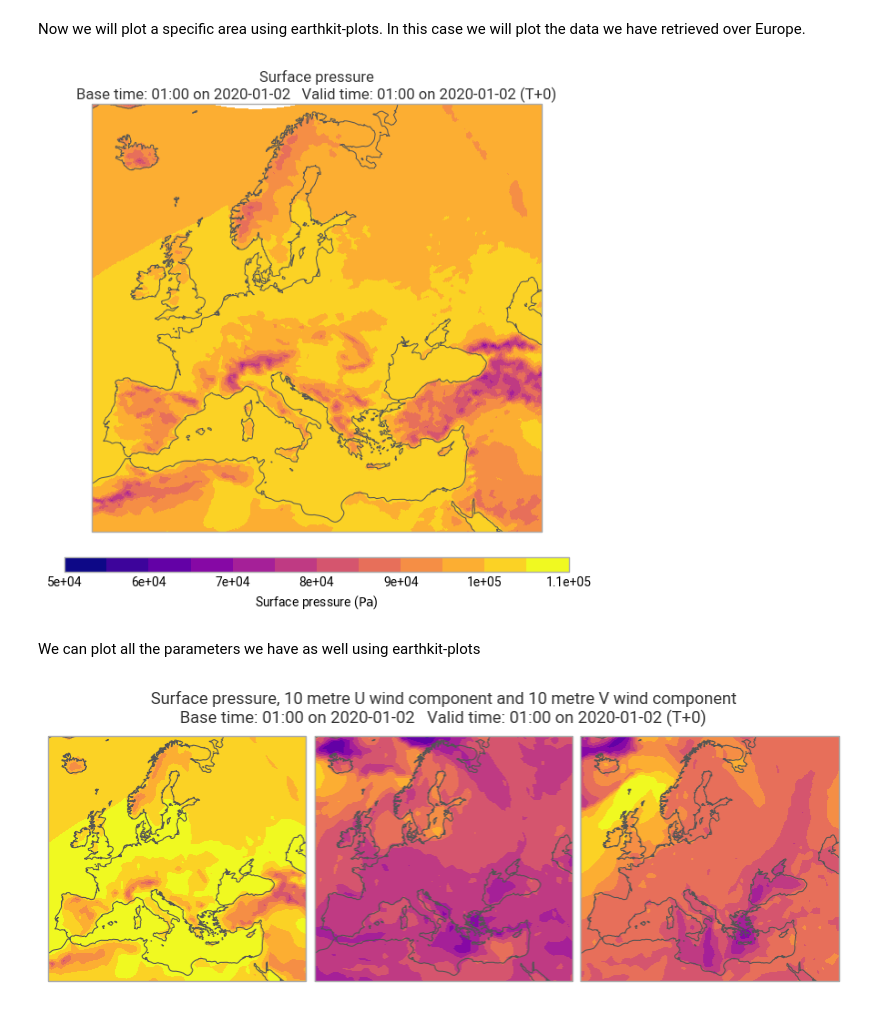
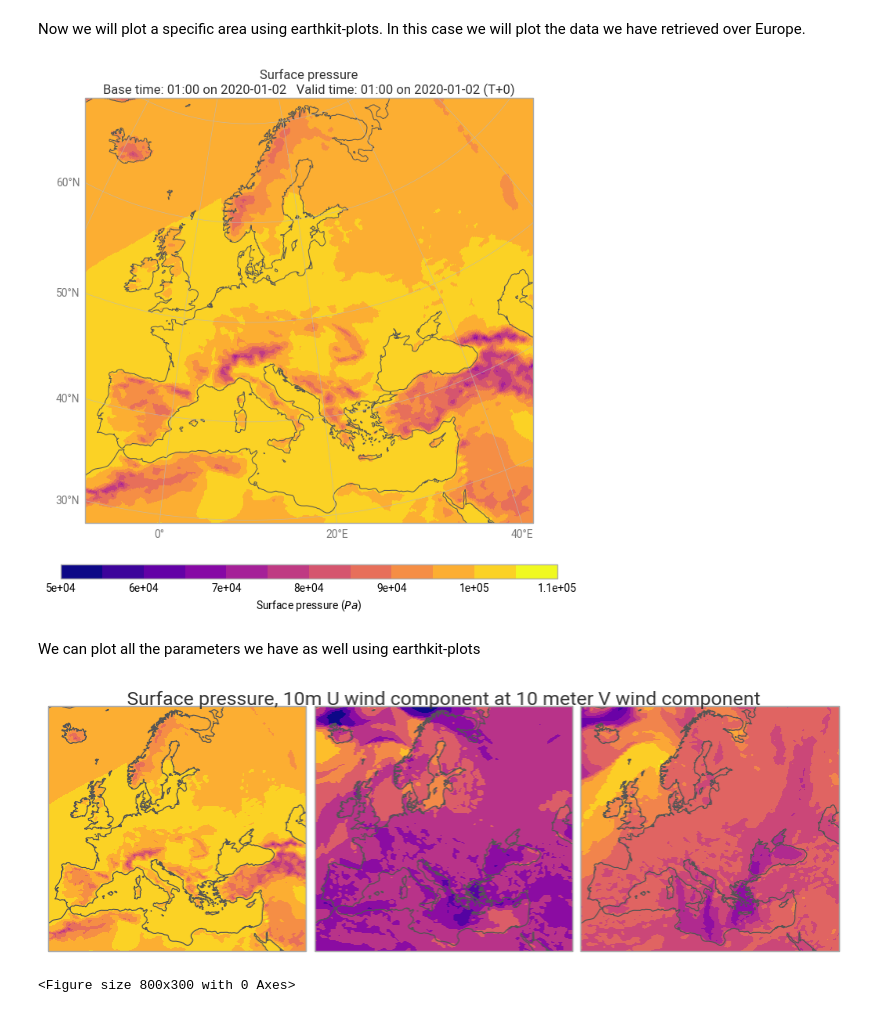
Before and after one commit to destination-earth-digital-twins/polytope-examples, a Jupyter notebook: climate-dt/climate-dt-earthkit-example-domain.ipynb, the cells around one changed output. Drawn from its saved outputs; the diff is of its cells as text; code cells hidden in the pictures.

```diff
--- a/climate-dt/climate-dt-earthkit-example-domain.ipynb
+++ b/climate-dt/climate-dt-earthkit-example-domain.ipynb
@@ -76,3 +79,5 @@ data = earthkit.data.from_source("polytope", "destination-earth", request, addre
+# %%
+data = earthkit.data.from_source("file", "data/climate-dt-earthkit-example-domain.grib")
 # %%
 data.ls()
 # %% [output]
@@ -120,26 +127,27 @@ Now we will plot a specific area using earthkit-plots. In this case we will plot
 # %%
 chart = earthkit.plots.Map(domain=["Europe"])
 
-chart.block(data_latlon[0])
+chart.grid_cells(data_latlon[0])
 chart.title()
 chart.legend()
-
+chart.gridlines()
 chart.coastlines()
 
 chart.show()
 # %% [output]
-[figure, old version]
+[figure, new version]
 # %% [markdown]
 We can plot all the parameters we have as well using earthkit-plots
 # %%
 figure = earthkit.plots.Figure(columns=3, size=(8, 3), domain="Europe")
 
 for i, _ in enumerate(range(len(data.ls()))):
       figure.add_map(0, i)
 figure.contourf(data)
 figure.land()
 figure.coastlines()
-figure.title()
+figure.title("Surface pressure, 10m U wind component at 10 meter V wind component")
 figure.show()
 # %% [output]
-[figure, old version]
+[figure, new version]
+<Figure size 800x300 with 0 Axes>
```
Also changed, not shown: parts of 6 cells of this notebook.
